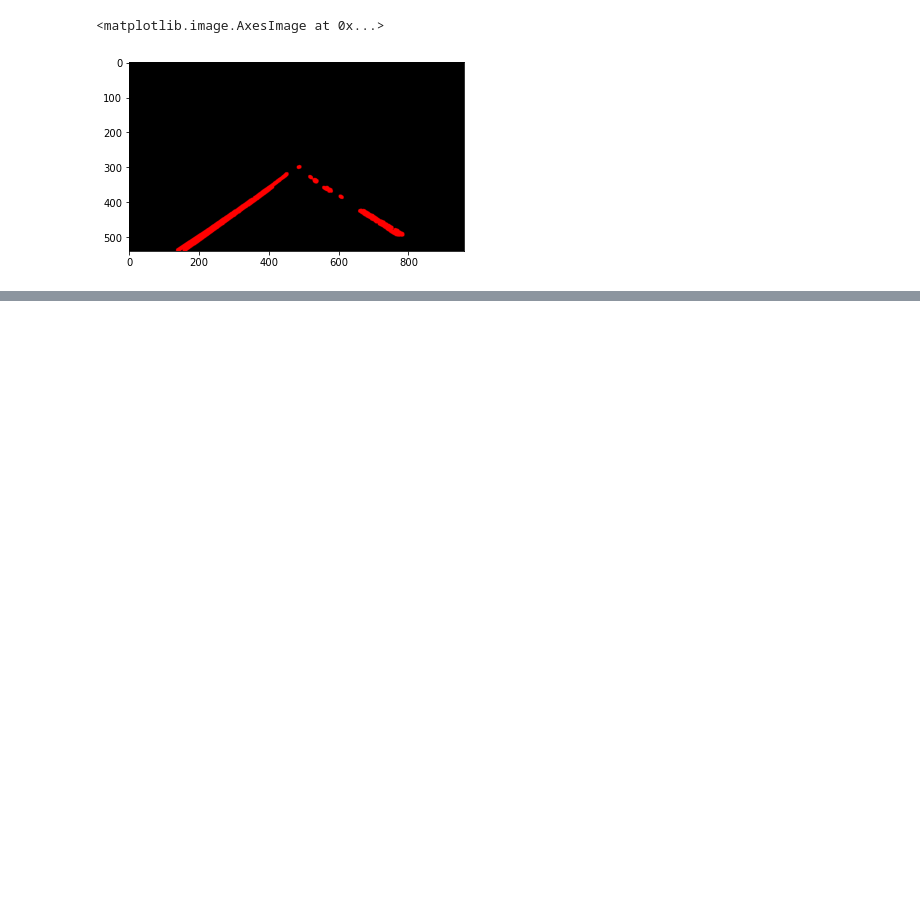
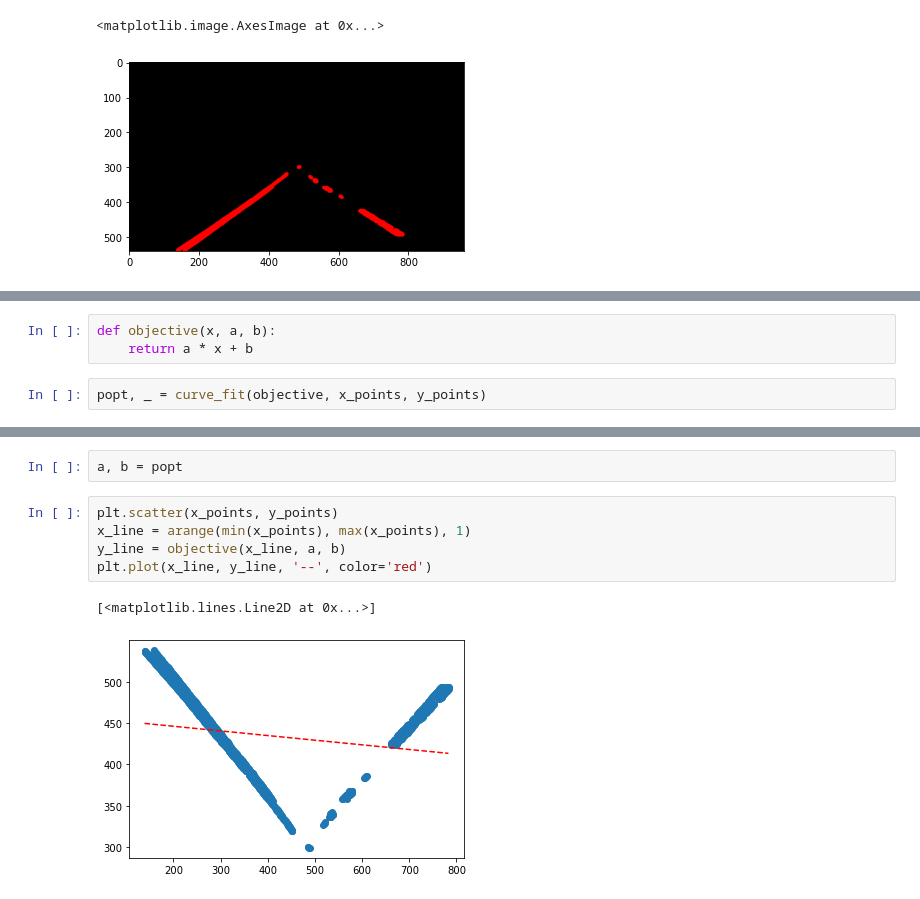
Before and after one commit to AayushAgrawal2003/lane_detection, a Jupyter notebook: Hough_Transform.ipynb, the cells around one changed output, grey strips where cells are left out. Saved outputs shown, nothing was run; the diff lists cells and outputs as text; blank space fills up the shorter version.

```diff
--- a/Hough_Transform.ipynb
+++ b/Hough_Transform.ipynb
@@ -59,0 +116,5 @@ plt.imshow(line_image)
+# %%
+def objective(x, a, b):
+	return a * x + b
+# %%
+popt, _ = curve_fit(objective, x_points, y_points)
@@ -59,0 +125,10 @@ plt.imshow(line_image)
+# %%
+a, b = popt
+# %%
+plt.scatter(x_points, y_points)
+x_line = arange(min(x_points), max(x_points), 1)
+y_line = objective(x_line, a, b)
+plt.plot(x_line, y_line, '--', color='red')
+# %% [output]
+[<matplotlib.lines.Line2D at 0x...>]
+[figure, added]
```
Also changed, not shown: parts of 7 cells of this notebook.
